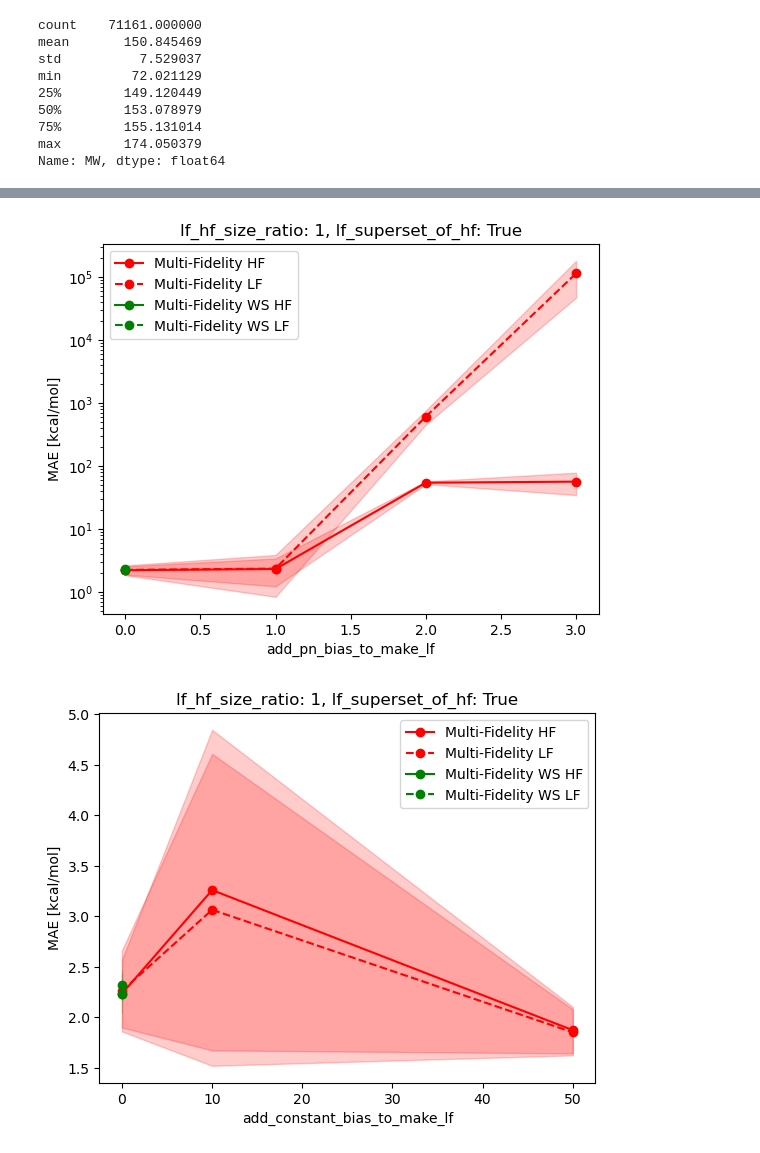
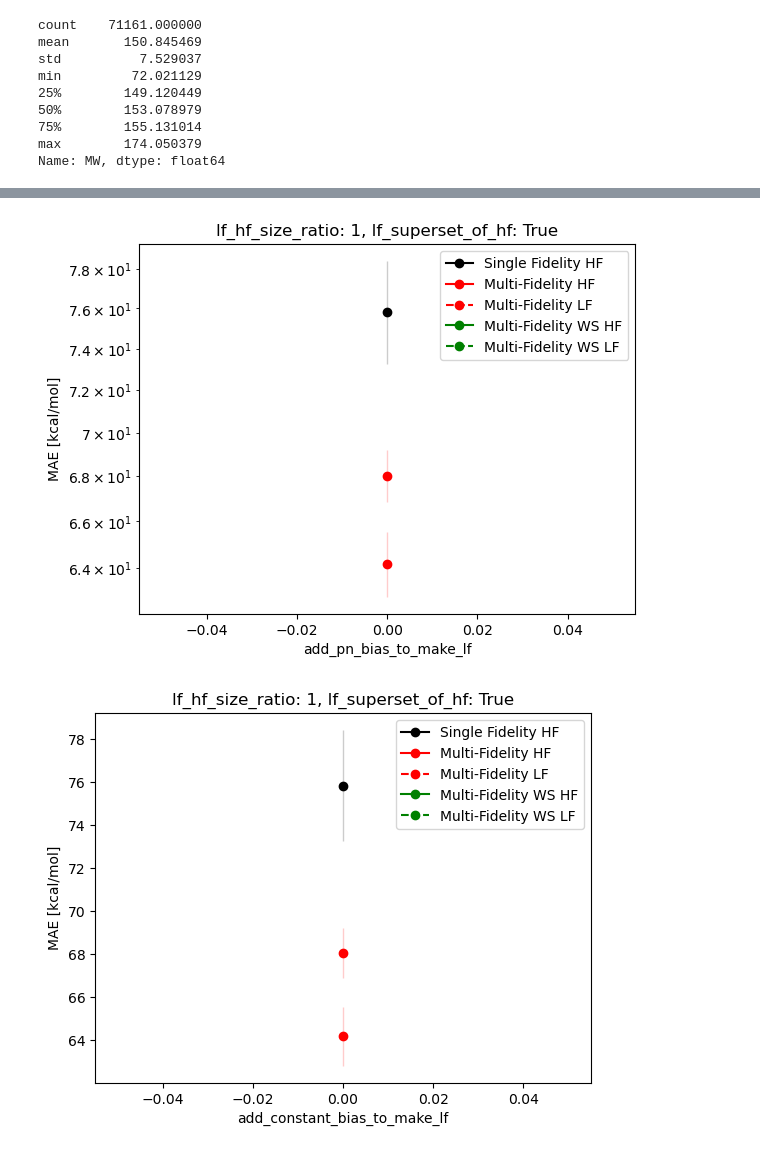
Before and after one commit to sourcery-ai-experiments/chemprop, a Jupyter notebook: multifidelity_results_analysis.ipynb, the cells around one changed output, grey strips where cells are left out. Drawn from its saved outputs; the diff is of its cells as text; code cells hidden in the pictures.

Commit message:
add results plots

```diff
--- a/multifidelity_results_analysis.ipynb
+++ b/multifidelity_results_analysis.ipynb
@@ -70,7 +70,12 @@ for subdir in os.listdir(root_dir):
 df = pd.concat(dfs, ignore_index=True)
 df.drop(columns=['data_file', 'hf_col_name', 'lf_col_name', 'save_test_plot',
                  'num_epochs', 'export_train_and_val', 'scale_data',
-                 'split_type','results_dir'], inplace=True)
+                 'results_dir'], inplace=True)
+
+# df = df[df['split_type'] == 'random']
+# df = df[df['split_type'] == 'scaffold']
+df = df[df['split_type'] == 'h298']
+
 df.sort_values(by=['model_type', 'add_pn_bias_to_make_lf', 'add_constant_bias_to_make_lf', 'add_gauss_noise_to_make_lf', 'add_descriptor_bias_to_make_lf', 'lf_hf_size_ratio'])
 # %% [output]
 |  | directory | model_type | add_pn_bias_to_make_lf | add_constant_bias_to_make_lf | add_gauss_noise_to_make_lf | ... |
@@ -104,9 +107,9 @@ df.loc[(df['model_type'] == 'multi_fidelity') & (df['add_pn_bias_to_make_lf'] ==
 #        & (df['lf_superset_of_hf'] == True) & (df['seed'] == 0)]
 # %%
 df_mean = df.drop(columns=['directory']).groupby(['model_type', 'add_pn_bias_to_make_lf', 'add_constant_bias_to_make_lf',
-            'add_gauss_noise_to_make_lf', 'add_descriptor_bias_to_make_lf', 'lf_hf_size_ratio', 'lf_superset_of_hf']).mean().reset_index()
+            'add_gauss_noise_to_make_lf', 'add_descriptor_bias_to_make_lf', 'lf_hf_size_ratio', 'lf_superset_of_hf', 'split_type']).mean().reset_index()
 df_std = df.drop(columns=['directory']).groupby(['model_type', 'add_pn_bias_to_make_lf', 'add_constant_bias_to_make_lf',
-            'add_gauss_noise_to_make_lf', 'add_descriptor_bias_to_make_lf', 'lf_hf_size_ratio', 'lf_superset_of_hf']).std().reset_index()
+            'add_gauss_noise_to_make_lf', 'add_descriptor_bias_to_make_lf', 'lf_hf_size_ratio', 'lf_superset_of_hf', 'split_type']).std().reset_index()
 # %%
 df_mean.model_type.value_counts()
 # %% [output]
@@ -125,6 +132,7 @@ models_colors_dict = {
 }
 
 model_type_dict = {
+    'single_fidelity': 'Single Fidelity',
     'multi_target': 'Multi-Target',
     'multi_fidelity': 'Multi-Fidelity',
     'multi_fidelity_weight_sharing': 'Multi-Fidelity WS',
@@ -152,6 +160,7 @@ for lf_hf_size_ratio in [1]:  # , 10, 100]:
             # plt.hlines(df_.loc[df_.model_type == 'single_fidelity'].MAE_hf, min(df_[current_var]), max(df_[current_var]), 'k', label='single_fidelity')
 
             for model_type in [
+                'single_fidelity',
                 # 'multi_target',
                 'multi_fidelity',
                 'multi_fidelity_weight_sharing',
@@ -159,34 +168,35 @@ for lf_hf_size_ratio in [1]:  # , 10, 100]:
                 df_mean__ = df_mean_.loc[df_mean_.model_type == model_type].sort_values(by=current_var)
                 df_std__ = df_std_.loc[df_std_.model_type == model_type].sort_values(by=current_var)
                 plt.plot(df_mean__[current_var], df_mean__.MAE_hf, 'o-'+models_colors_dict[model_type], label=model_type_dict[model_type]+' HF')
                 plt.fill_between(df_mean__[current_var], df_mean__.MAE_hf - df_std__.MAE_hf, df_mean__.MAE_hf + df_std__.MAE_hf, alpha=0.2, color=models_colors_dict[model_type])
-                plt.plot(df_mean__[current_var], df_mean__.MAE_lf, 'o--'+models_colors_dict[model_type], label=model_type_dict[model_type]+' LF')
-                plt.fill_between(df_mean__[current_var], df_mean__.MAE_lf - df_std__.MAE_lf, df_mean__.MAE_lf + df_std__.MAE_lf, alpha=0.2, color=models_colors_dict[model_type])
+                if model_type != 'single_fidelity':
+                    plt.plot(df_mean__[current_var], df_mean__.MAE_lf, 'o--'+models_colors_dict[model_type], label=model_type_dict[model_type]+' LF')
+                    plt.fill_between(df_mean__[current_var], df_mean__.MAE_lf - df_std__.MAE_lf, df_mean__.MAE_lf + df_std__.MAE_lf, alpha=0.2, color=models_colors_dict[model_type])
 
             if current_var == 'lf_hf_size_ratio':
                 plt.xscale('log')
 
             if current_var == 'add_pn_bias_to_make_lf':
                 plt.yscale('log')
 
             plt.legend()
             plt.xlabel(current_var)
             plt.ylabel('MAE [kcal/mol]')
 
             if current_var == 'lf_hf_size_ratio':
                 plt.title(f"lf_superset_of_hf: {default_var_values['lf_superset_of_hf']}")
             elif current_var == 'lf_superset_of_hf':
                 plt.title(f"lf_hf_size_ratio: {default_var_values['lf_hf_size_ratio']}")
             else:
                 plt.title(f"lf_hf_size_ratio: {default_var_values['lf_hf_size_ratio']}, lf_superset_of_hf: {default_var_values['lf_superset_of_hf']}")
             # plt.legend(fontsize=14)
             # plt.xlabel('LF:HF Dataset Size Ratio', fontsize=16)
             # plt.ylabel('MAE [kcal/mol]', fontsize=16)
             # plt.xticks(fontsize=14)
             # plt.yticks(fontsize=14)
             plt.savefig(f"{current_var}_{default_var_values['lf_hf_size_ratio']}_{default_var_values['lf_superset_of_hf']}.png")
             plt.savefig(f"{current_var}_{default_var_values['lf_hf_size_ratio']}_{default_var_values['lf_superset_of_hf']}.pdf")
             plt.show()
 # %% [output]
-[figure, old version]
+[figure, new version]
-[figure, old version]
+[figure, new version]
```
Also changed, not shown: parts of 6 cells of this notebook, 1 other file.
